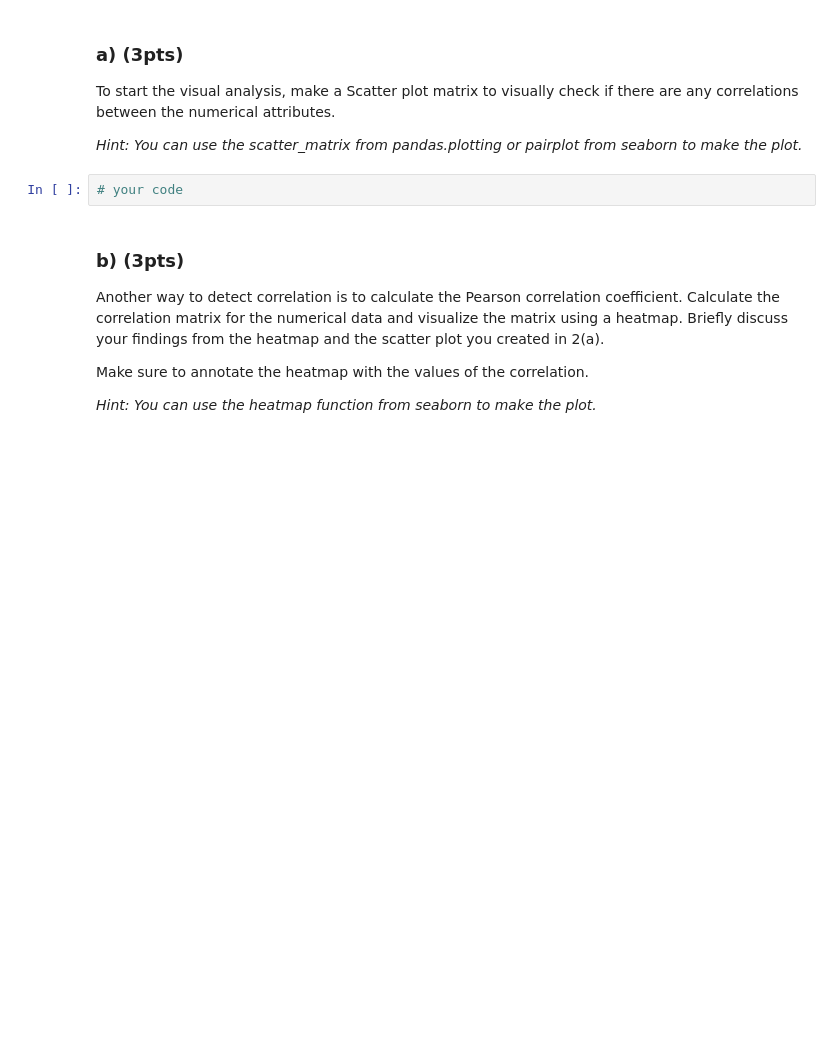
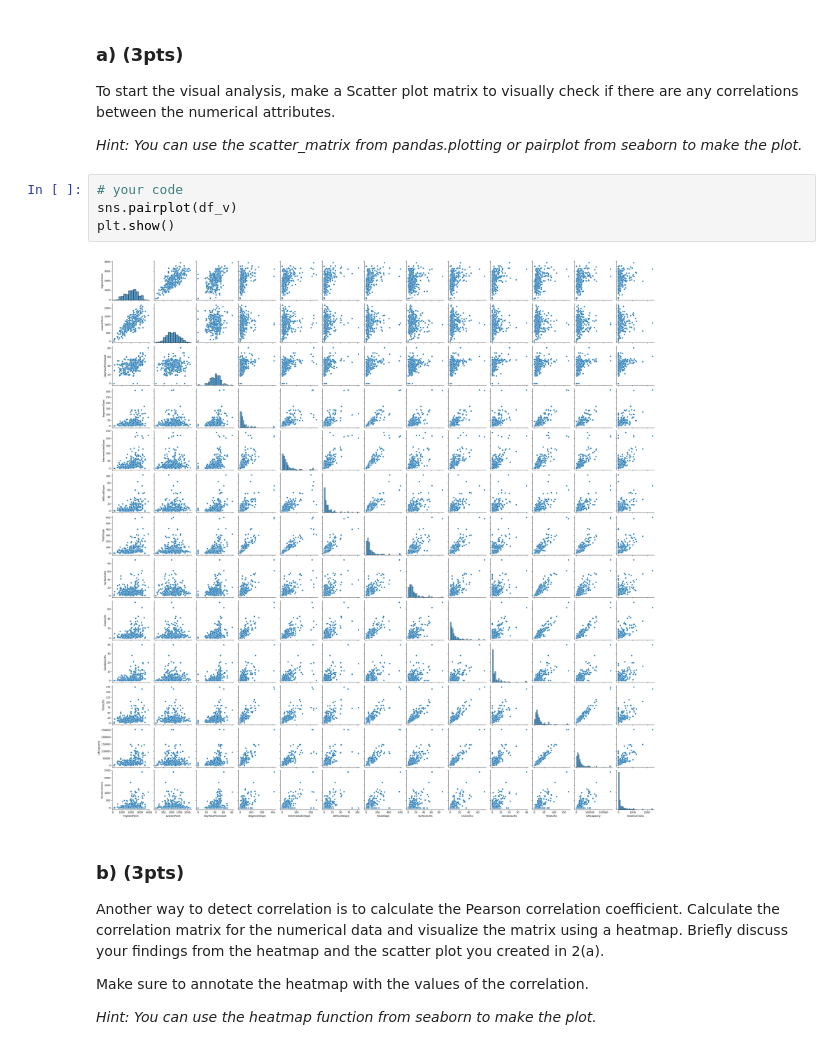
Before and after one commit to mnghiap/ids22, a Jupyter notebook: assignment2/assignment2.ipynb, the cells around one changed output. Drawn from its saved outputs; the diff is of its cells as text; blank space fills up the shorter version.

```diff
--- a/assignment2/assignment2.ipynb
+++ b/assignment2/assignment2.ipynb
@@ -461,6 +461,10 @@ To start the visual analysis, make a Scatter plot matrix to visually check if th
 *Hint: You can use the scatter_matrix from pandas.plotting or pairplot from seaborn to make the plot.*
 # %%
 # your code
+sns.pairplot(df_v)
+plt.show()
+# %% [output]
+[figure, added]
 # %% [markdown]
 ### **b) (3pts)**
 Another way to detect correlation is to calculate the Pearson correlation coefficient. Calculate the correlation matrix for the numerical data and visualize the matrix using a heatmap.
```
Also changed, not shown: parts of 7 cells of this notebook.
